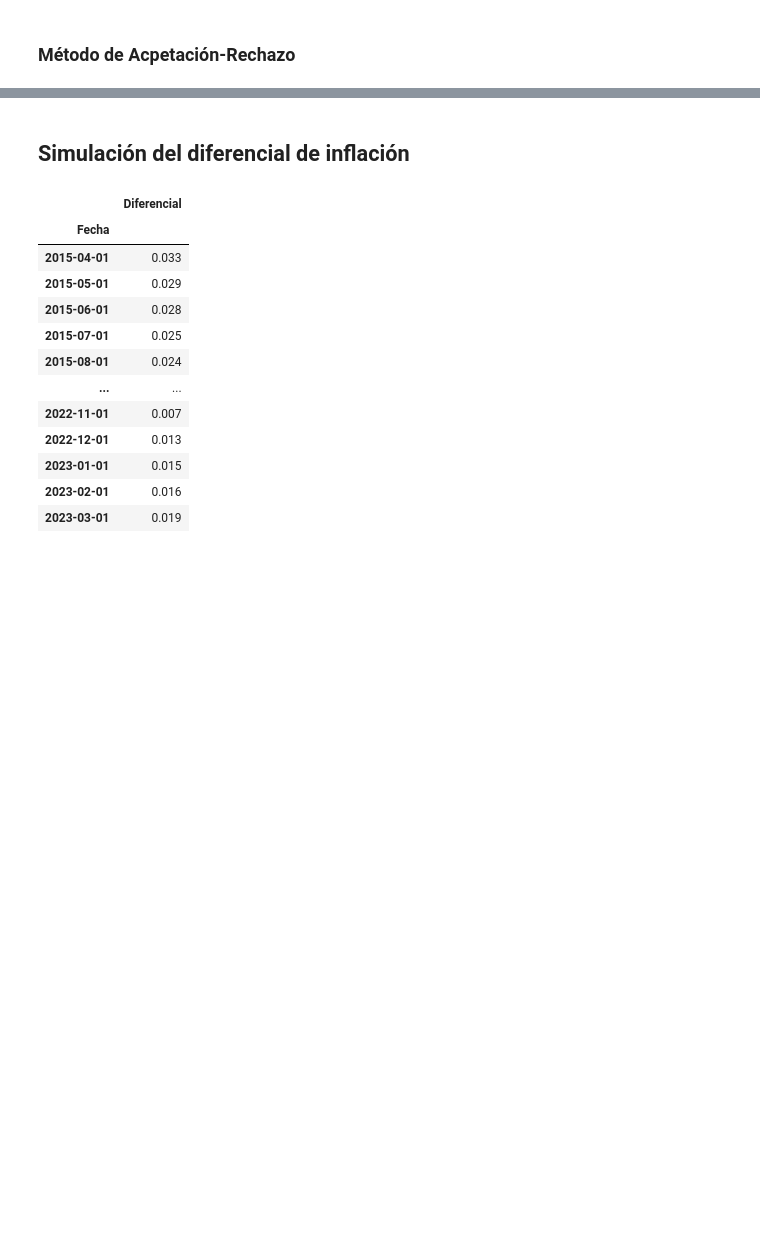
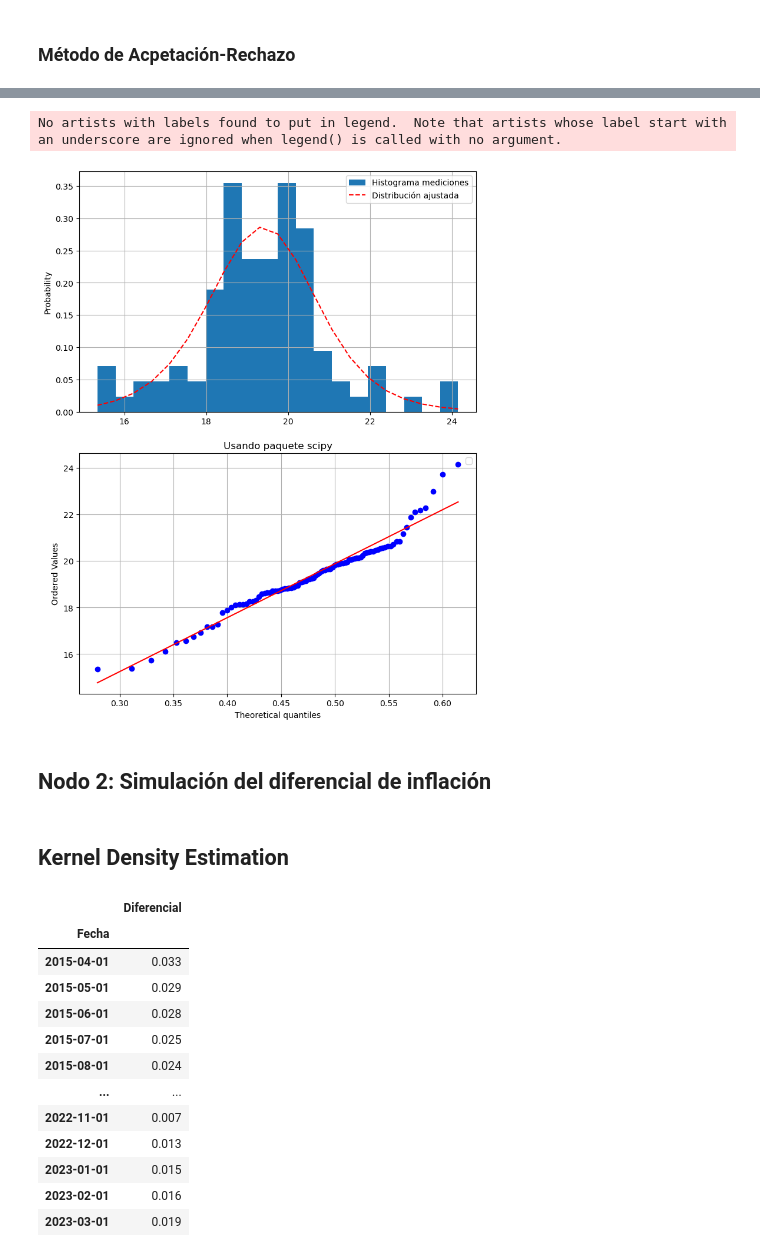
Before and after one commit to JuliaDomRuss/Proyecto_Simulacion, a Jupyter notebook: Proyecto Simulación.ipynb, the cells around one changed output, grey strips where cells are left out. Cells and saved outputs as stored; diff of their text form; code cells hidden in the pictures; blank space fills up the shorter version.

```diff
--- a/Proyecto Simulación.ipynb
+++ b/Proyecto Simulación.ipynb
@@ -484,5 +589,41 @@ plt.hist(tc)
+# %%
+measurements= data
+
+# Histograma de las variables creadas
+divisiones = 20 # Cantidad de barras en el histograma
+fig, ax = plt.subplots(2,1, figsize=(8,10))
+fig.tight_layout(pad=3.0)
+
+y, x, _ = ax[0].hist(measurements, divisiones, density=True, label='Histograma mediciones')
+
+#Distribución
+dist = 'burr12'
+params = getattr(st, dist).fit(measurements)
+
+# Graficar PDF de la distribución que queremos probar
+
+# x = np.arange(measurements.min(), measurements.max(), .01)
+y_hat = getattr(st, dist).pdf(x, *params)
+ax[0].plot(x, y_hat,'r--', label='Distribución ajustada')
+ax[0].set_ylabel('Probability')
+ax[0].grid()
+ax[0].legend()
+
+# gráfica de Q-Q entre mis datos y la curva que quiero probar que sigue mi distribución (dist)
+# Usando scipy
+grap2 = st.probplot(measurements, dist=dist, sparams=getattr(st, dist).fit(x)[:-2], plot=ax[1], fit=True)
+ax[1].grid()
+ax[1].set_title('Usando paquete scipy')
+
+plt.legend()
+plt.show()
+# %% [output]
+No artists with labels found to put in legend.  Note that artists whose label start with an underscore are ignored when legend() is called with no argument.
+[figure, added]
 # %% [markdown]
-## Simulación del diferencial de inflación
+## Nodo 2: Simulación del diferencial de inflación
+# %% [markdown]
+## Kernel Density Estimation
 # %%
 dif_inf = pd.read_excel(
     "Inflacion Mexico.xlsx",
```
Also changed, not shown: parts of 50 cells of this notebook, 1 other file.
